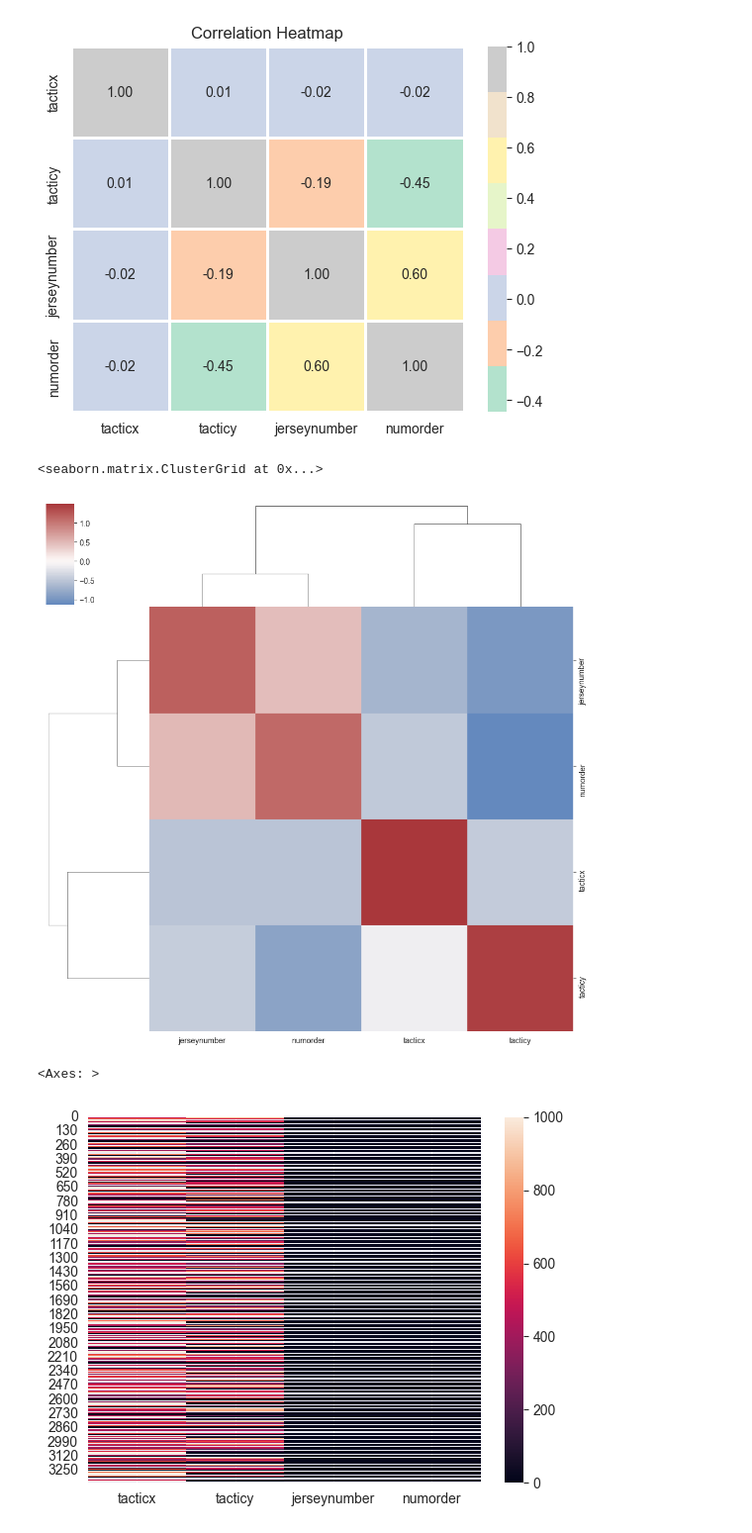
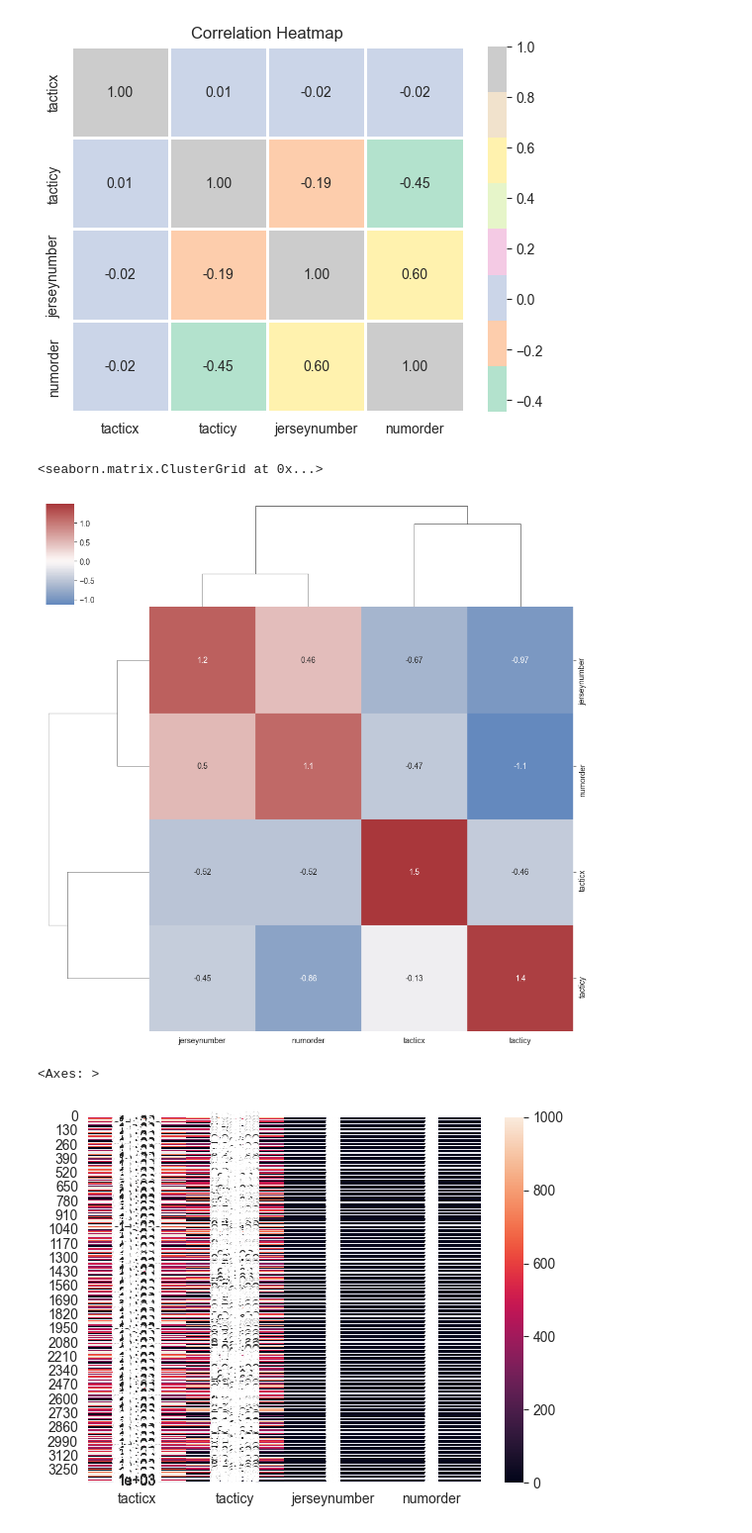
Before and after one commit to SFETNI/Omdena-UEFAEURO2024, a Jupyter notebook: task2-data-analysis/match_line_ups.ipynb, the cells around one changed output. Shown at 99% size. Drawn from its saved outputs; the diff is of its cells as text; code cells hidden in the pictures.

```diff
--- a/task2-data-analysis/match_line_ups.ipynb
+++ b/task2-data-analysis/match_line_ups.ipynb
@@ -220,15 +220,15 @@ plt.show()
 # %% [output]
 [figure]
 # %%
-sns.clustermap(data=data1.corr(),z_score=0, cmap="vlag", center=0)
+sns.clustermap(data=data1.corr(),z_score=0, cmap="vlag", center=0,annot=True)
 # %% [output]
 <seaborn.matrix.ClusterGrid at 0x...>
-[figure, old version]
+[figure, new version]
 # %%
-sns.heatmap(data=data1)
+sns.heatmap(data=data1,annot=True)
 # %% [output]
 <Axes: >
-[figure, old version]
+[figure, new version]
 # %%
 sns.ecdfplot(data=data)
 # %% [output]
```
Also changed, not shown: parts of 3 cells of this notebook, 2 other files.
